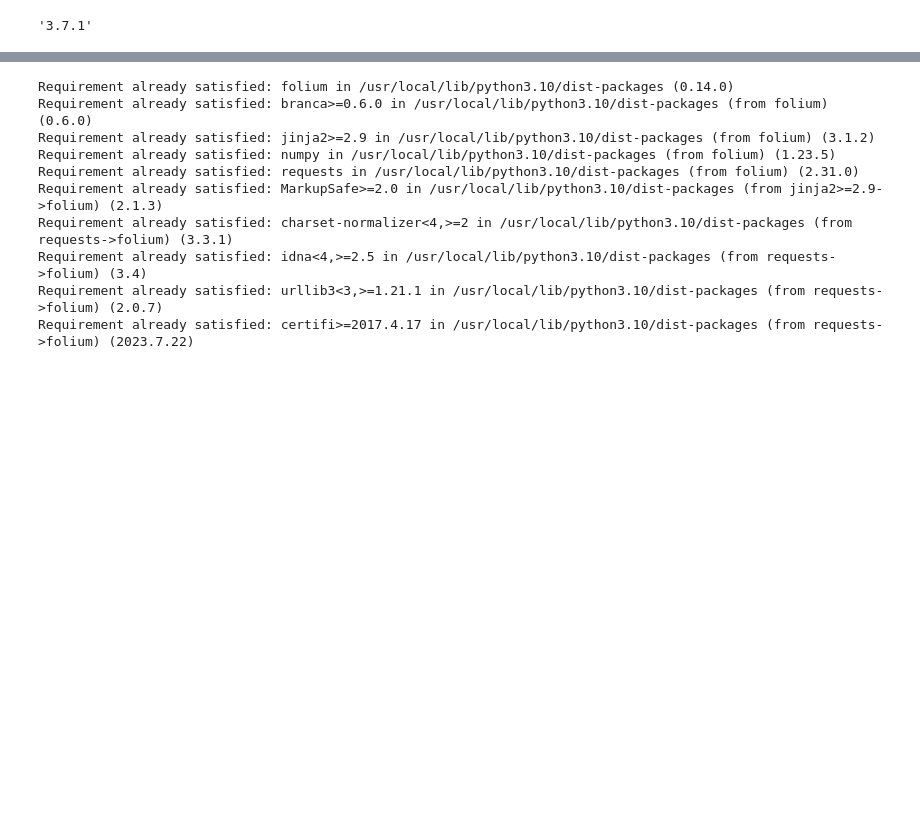
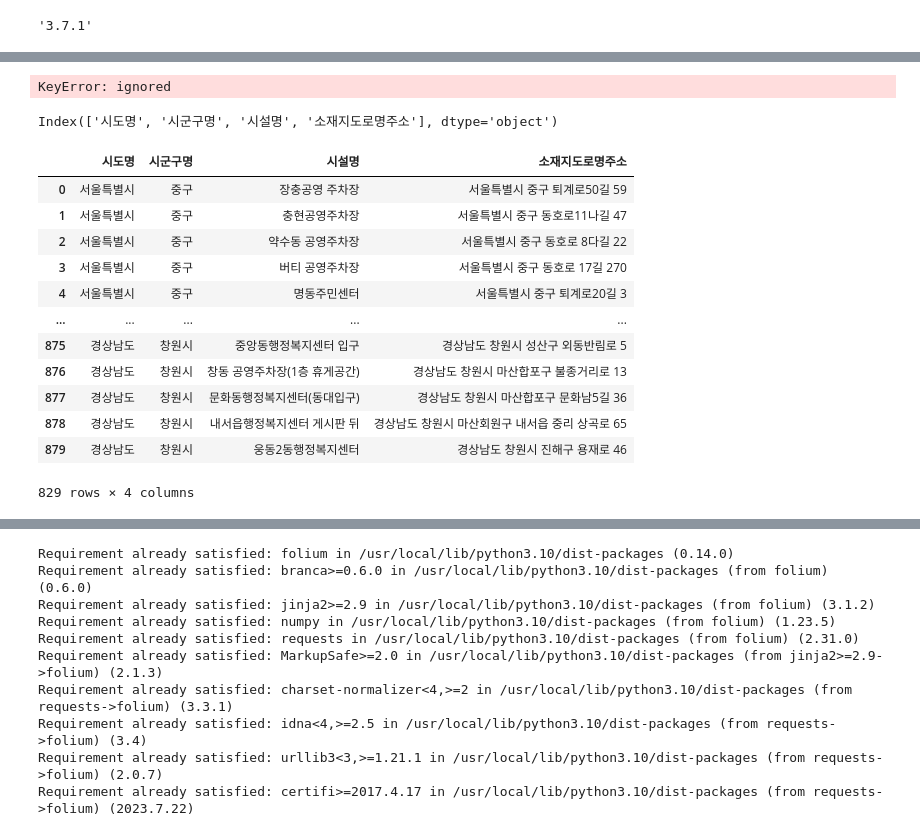
Before and after one commit to yeonwoo3611/jejumaster, a Jupyter notebook: kimyeonwoo.ipynb, the cells around one changed output, grey strips where cells are left out. Drawn from its saved outputs; the diff is of its cells as text; code cells hidden in the pictures; blank space fills up the shorter version.

```diff
--- a/kimyeonwoo.ipynb
+++ b/kimyeonwoo.ipynb
@@ -84,0 +62,28 @@ df[df['시군구'].str.contains('제주시')]
+# %%
+#컬럼 삭제(위도와 경도 삭제)
+df = df.drop(['위도', '경도'], axis=1)
+df
+# %% [output]
+KeyError: ignored
+# %%
+df.columns #컬럼 이름 확인(위도와 경도가 잘 삭제 되었는가? 확인)
+# %% [output]
+Index(['시도명', '시군구명', '시설명', '소재지도로명주소'], dtype='object')
+# %%
+# 중복 데이터 제거(880->829로 변경됨)
+df = df.drop_duplicates()
+df
+# %% [output]
+|  | 시도명 | 시군구명 | 시설명 | 소재지도로명주소 |
+| 0 | 서울특별시 | 중구 | 장충공영 주차장 | 서울특별시 중구 퇴계로50길 59 |
+| 1 | 서울특별시 | 중구 | 충현공영주차장 | 서울특별시 중구 동호로11나길 47 |
+| 2 | 서울특별시 | 중구 | 약수동 공영주차장 | 서울특별시 중구 동호로 8다길 22 |
+| 3 | 서울특별시 | 중구 | 버티 공영주차장 | 서울특별시 중구 동호로 17길 270 |
+| 4 | 서울특별시 | 중구 | 명동주민센터 | 서울특별시 중구 퇴계로20길 3 |
+| ... | ... | ... | ... | ... |
+| 875 | 경상남도 | 창원시 | 중앙동행정복지센터 입구 | 경상남도 창원시 성산구 외동반림로 5 |
+| 876 | 경상남도 | 창원시 | 창동 공영주차장(1층 휴게공간) | 경상남도 창원시 마산합포구 불종거리로 13 |
+| 877 | 경상남도 | 창원시 | 문화동행정복지센터(동대입구) | 경상남도 창원시 마산합포구 문화남5길 36 |
+| 878 | 경상남도 | 창원시 | 내서읍행정복지센터 게시판 뒤 | 경상남도 창원시 마산회원구 내서읍 중리 상곡로 65 |
+| 879 | 경상남도 | 창원시 | 웅동2동행정복지센터 | 경상남도 창원시 진해구 용재로 46 |
+829 rows × 4 columns
```
Also changed, not shown: parts of 13 cells of this notebook.
